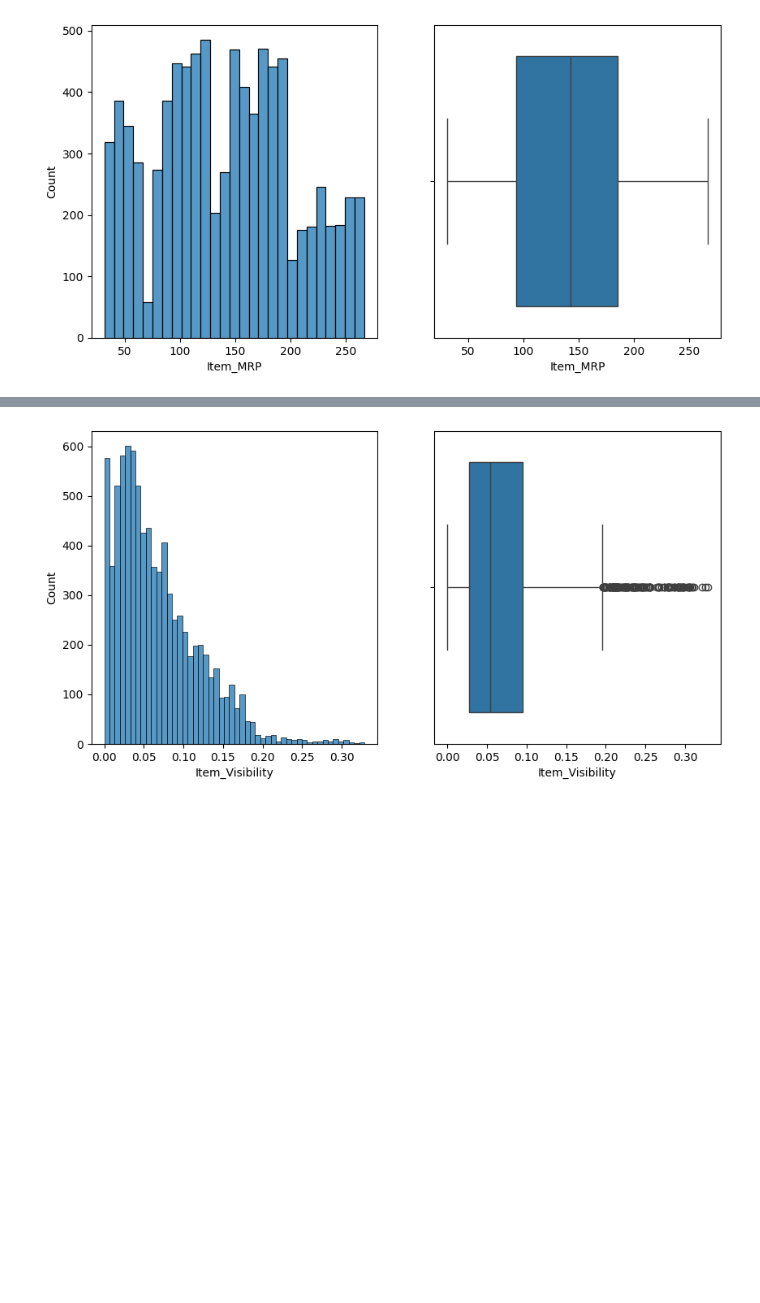
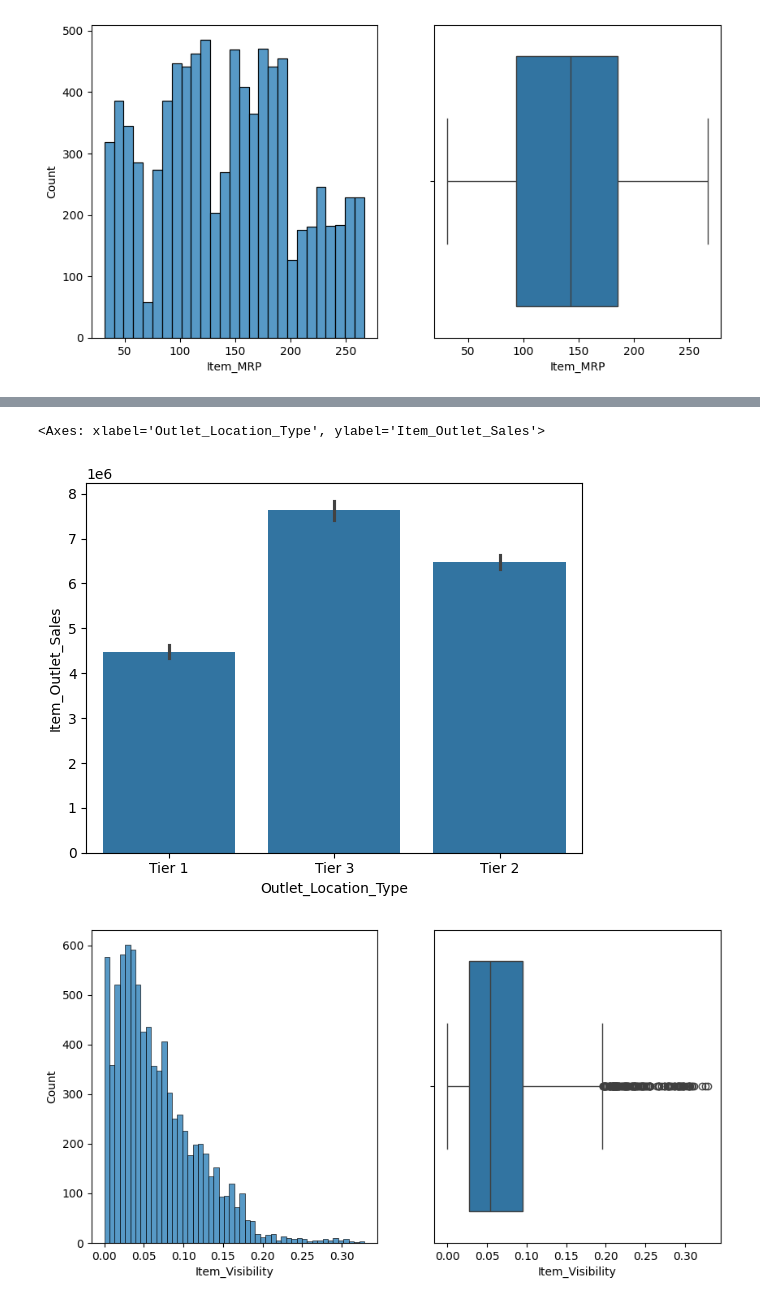
Before and after one commit to SophiaSansur/Prediction-of-Product-Sales, a Jupyter notebook: Copy_of_prediction_of_sales.ipynb, the cells around one changed output, grey strips where cells are left out. Cells and saved outputs as stored; diff of their text form; code cells hidden in the pictures; blank space fills up the shorter version.

```diff
--- a/Copy_of_prediction_of_sales.ipynb
+++ b/Copy_of_prediction_of_sales.ipynb
@@ -234,3 +258,8 @@ sns.boxplot(data=df_sales ,x='Item_Outlet_Sales', ax=axes[1]);
+# %%
+sns.barplot(data=df_sales, x='Outlet_Location_Type', y='Item_Outlet_Sales', estimator=sum)
+# %% [output]
+<Axes: xlabel='Outlet_Location_Type', ylabel='Item_Outlet_Sales'>
+[figure, added]
 # %%
 fig,axes=plt.subplots(ncols=2, figsize=(10,5))
 sns.histplot(data=df_sales, x='Item_Visibility',ax=axes[0]);
```
Also changed, not shown: parts of 4 cells of this notebook.
